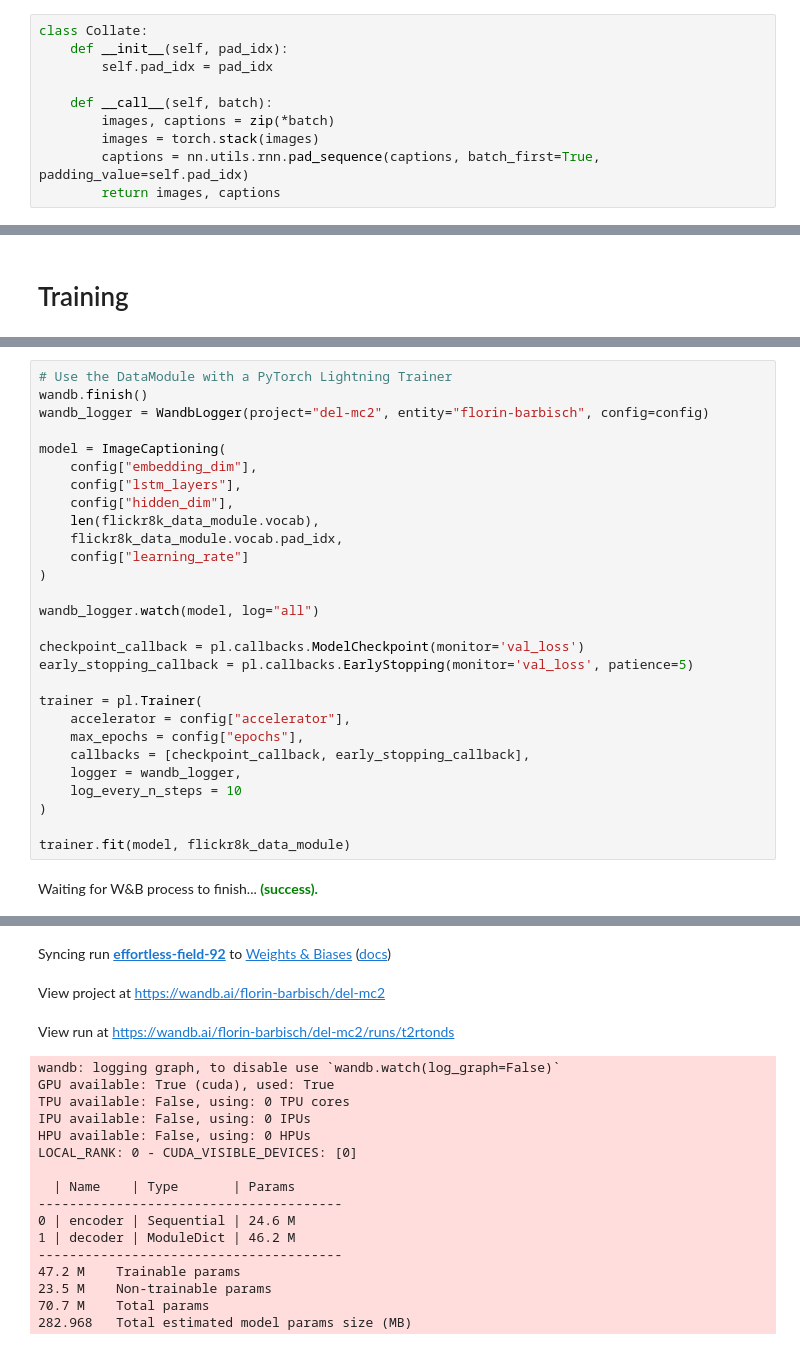
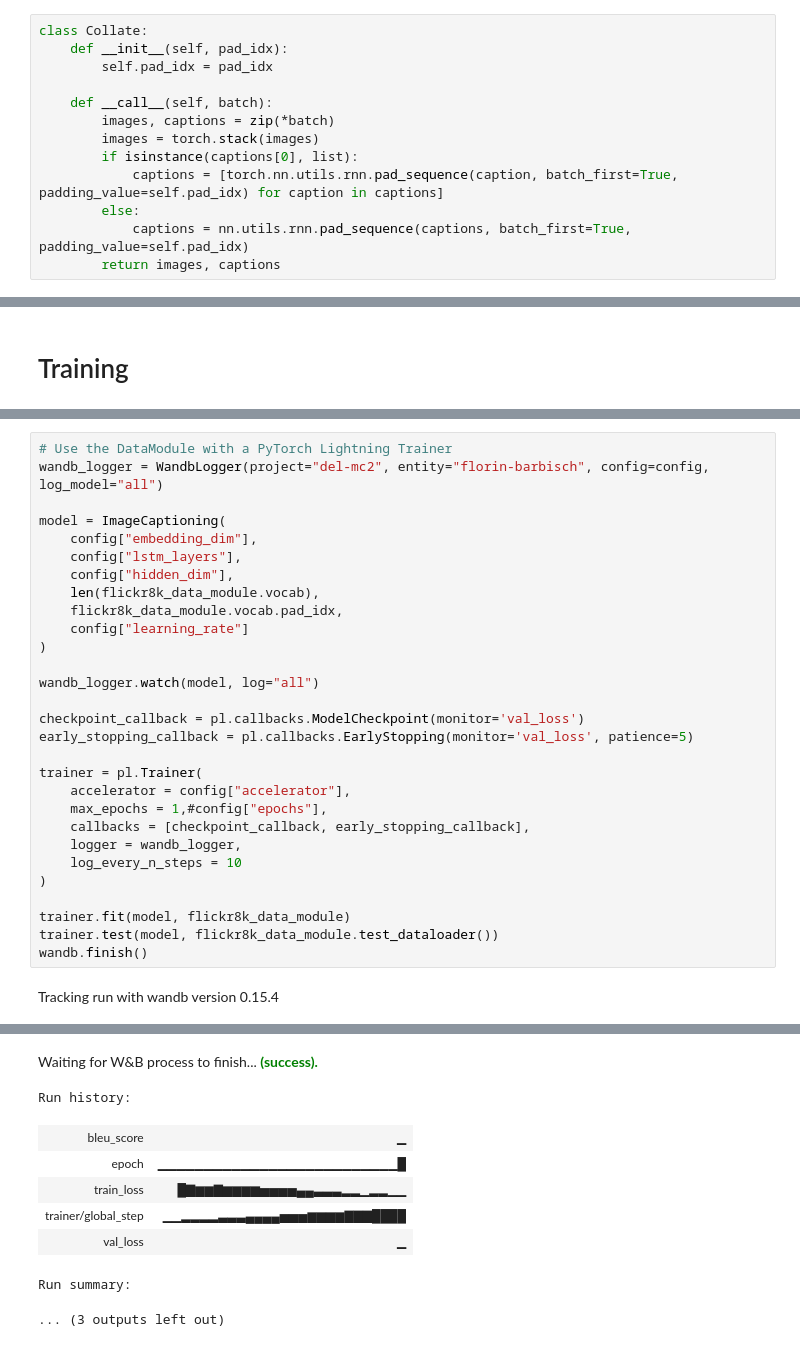
Before and after one commit to florinbarbisch/del, a Jupyter notebook: mc2.ipynb, the cells around one changed output, grey strips where cells are left out. Cells and saved outputs as stored; diff of their text form.

```diff
--- a/mc2.ipynb
+++ b/mc2.ipynb
@@ -210,5 +216,8 @@ class Collate:
     def __call__(self, batch):
         images, captions = zip(*batch)
         images = torch.stack(images)
-        captions = nn.utils.rnn.pad_sequence(captions, batch_first=True, padding_value=self.pad_idx)
+        if isinstance(captions[0], list):
+            captions = [torch.nn.utils.rnn.pad_sequence(caption, batch_first=True, padding_value=self.pad_idx) for caption in captions]
+        else:
+            captions = nn.utils.rnn.pad_sequence(captions, batch_first=True, padding_value=self.pad_idx)
         return images, captions
@@ -543,7 +596,6 @@ flickr8k_data_module.setup()
 # %%
 # Use the DataModule with a PyTorch Lightning Trainer
-wandb.finish()
-wandb_logger = WandbLogger(project="del-mc2", entity="florin-barbisch", config=config)
+wandb_logger = WandbLogger(project="del-mc2", entity="florin-barbisch", config=config, log_model="all")
 
 model = ImageCaptioning(
     config["embedding_dim"],
@@ -561,12 +613,14 @@ early_stopping_callback = pl.callbacks.EarlyStopping(monitor='val_loss', patienc
 
 trainer = pl.Trainer(
     accelerator = config["accelerator"],
-    max_epochs = config["epochs"],
+    max_epochs = 1,#config["epochs"],
     callbacks = [checkpoint_callback, early_stopping_callback],
     logger = wandb_logger,
     log_every_n_steps = 10
 )
 
 trainer.fit(model, flickr8k_data_module)
+trainer.test(model, flickr8k_data_module.test_dataloader())
+wandb.finish()
 # %% [output]
-Waiting for W&B process to finish... (success).
+Tracking run with wandb version 0.15.4
@@ -588,19 +655,9 @@ Run data is saved locally in .\wandb\run-20230607_235701-t2rtonds
-Syncing run effortless-field-92 to Weights & Biases (docs)
+Waiting for W&B process to finish... (success).
-View project at https://wandb.ai/florin-barbisch/del-mc2
-View run at https://wandb.ai/florin-barbisch/del-mc2/runs/t2rtonds
-wandb: logging graph, to disable use `wandb.watch(log_graph=False)`
-GPU available: True (cuda), used: True
-TPU available: False, using: 0 TPU cores
-IPU available: False, using: 0 IPUs
-HPU available: False, using: 0 HPUs
-LOCAL_RANK: 0 - CUDA_VISIBLE_DEVICES: [0]
-
-  | Name    | Type       | Params
----------------------------------------
-0 | encoder | Sequential | 24.6 M
-1 | decoder | ModuleDict | 46.2 M
----------------------------------------
-47.2 M    Trainable params
-23.5 M    Non-trainable params
-70.7 M    Total params
-282.968   Total estimated model params size (MB)
+Run history:
+| bleu_score | ▁ |
+| epoch | ▁▁▁▁▁▁▁▁▁▁▁▁▁▁▁▁▁▁▁▁▁▁▁▁▁▁█ |
+| train_loss | █▇▆▆▇▆▆▆▆▅▅▅▅▄▄▃▃▃▂▂▁▂▂▁▁ |
+| trainer/global_step | ▁▁▂▂▂▂▃▃▃▄▄▄▄▅▅▅▆▆▆▆▇▇▇████ |
+| val_loss | ▁ |
+Run summary:
+... (3 outputs left out)
```
Also changed, not shown: parts of 15 cells of this notebook.
